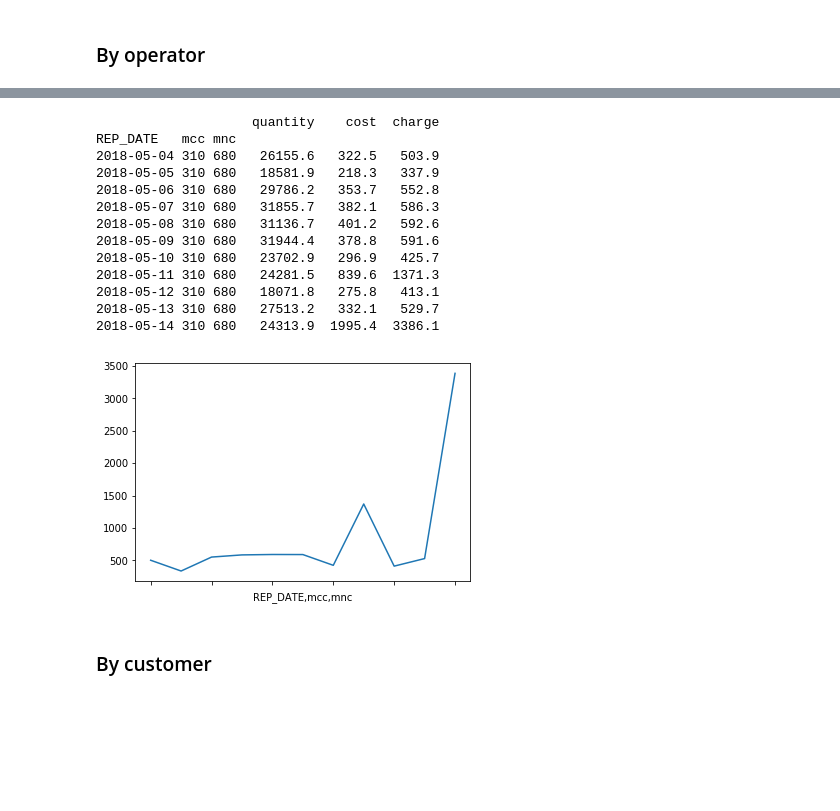
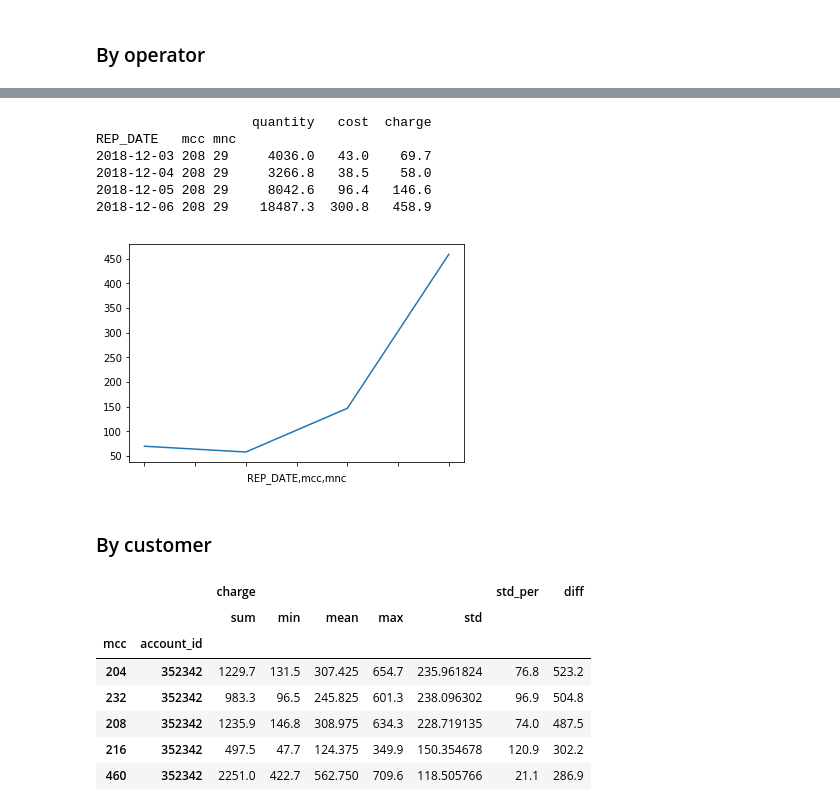
Before and after one commit to balobinp/RB_BD, a Jupyter notebook: RB_Revenue_Change_Python3.ipynb, the cells around one changed output, grey strips where cells are left out. Saved outputs shown, nothing was run; the diff lists cells and outputs as text; code cells hidden in the pictures; blank space fills up the shorter version.

```diff
--- a/RB_Revenue_Change_Python3.ipynb
+++ b/RB_Revenue_Change_Python3.ipynb
@@ -133,30 +131,46 @@ df2.apply(f,axis=1).sort_values(by=['diff','std_per'],ascending=False).head()
 # %%
 # Generate stat report by country
 
-mcc = 310
-mnc = 680
+mcc = 208
+mnc = 29
 
 df3=df1[(df1.index.get_level_values('mcc')==mcc) & (df1.index.get_level_values('mnc')==mnc)]\
       .sort_index(level=['mnc','REP_DATE'])
 print(df3,'\n')
 
 df3['charge'].plot()
 plt.show()
 # %% [output]
-                    quantity    cost  charge
+                    quantity   cost  charge
 REP_DATE   mcc mnc
-2018-05-04 310 680   26155.6   322.5   503.9
-2018-05-05 310 680   18581.9   218.3   337.9
-2018-05-06 310 680   29786.2   353.7   552.8
-2018-05-07 310 680   31855.7   382.1   586.3
-2018-05-08 310 680   31136.7   401.2   592.6
-2018-05-09 310 680   31944.4   378.8   591.6
-2018-05-10 310 680   23702.9   296.9   425.7
-2018-05-11 310 680   24281.5   839.6  1371.3
-2018-05-12 310 680   18071.8   275.8   413.1
-2018-05-13 310 680   27513.2   332.1   529.7
-2018-05-14 310 680   24313.9  1995.4  3386.1
+2018-12-03 208 29     4036.0   43.0    69.7
+2018-12-04 208 29     3266.8   38.5    58.0
+2018-12-05 208 29     8042.6   96.4   146.6
+2018-12-06 208 29    18487.3  300.8   458.9
-[figure, old version]
+[figure, new version]
 # %% [markdown]
 ### By customer
+# %%
+# Find out the customer with the biggest increase in Country
+
+df1=df.groupby(['REP_DATE','mcc','account_id']).agg({'quantity':np.sum,'cost':np.sum,'charge':np.sum}).copy()
+df1['quantity']=round(df1['quantity'],1)
+df1['charge']=round(df1['charge'],1)
+df1['cost']=round(df1['cost'],1)
+
+df2=df1.groupby(level=['mcc','account_id']).agg({'charge':[np.sum,'min','mean','max','std']}).copy()
+
+# Two options of sorting
+
+#df2.apply(f,axis=1).sort_values(by=[('charge','sum'),'std_per'],ascending=False).head()
+df2.apply(f,axis=1).sort_values(by=['diff','std_per'],ascending=False).head()
+# %% [output]
+|  |  | charge |  |  |  |  | std_per | diff |
+|  |  | sum | min | mean | max | std |  |  |
+| mcc | account_id |  |  |  |  |  |  |  |
+| 204 | 352342 | 1229.7 | 131.5 | 307.425 | 654.7 | 235.961824 | 76.8 | 523.2 |
+| 232 | 352342 | 983.3 | 96.5 | 245.825 | 601.3 | 238.096302 | 96.9 | 504.8 |
+| 208 | 352342 | 1235.9 | 146.8 | 308.975 | 634.3 | 228.719135 | 74.0 | 487.5 |
+| 216 | 352342 | 497.5 | 47.7 | 124.375 | 349.9 | 150.354678 | 120.9 | 302.2 |
+| 460 | 352342 | 2251.0 | 422.7 | 562.750 | 709.6 | 118.505766 | 21.1 | 286.9 |
 # %%
```
Also changed, not shown: parts of 7 cells of this notebook, 4 other files.
